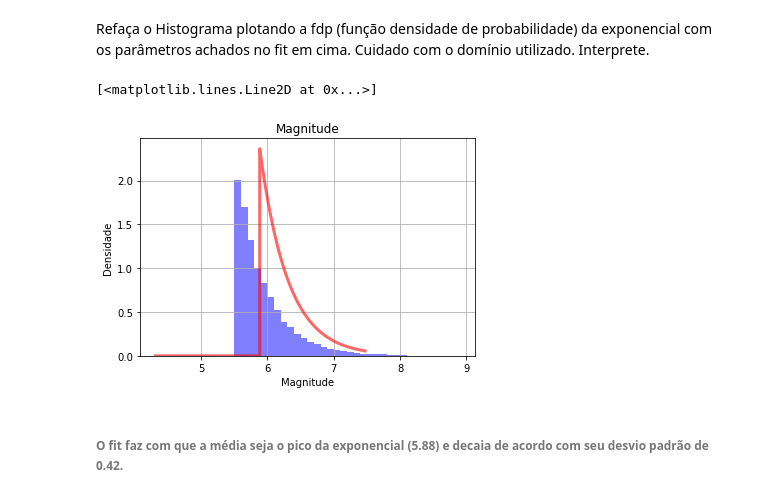
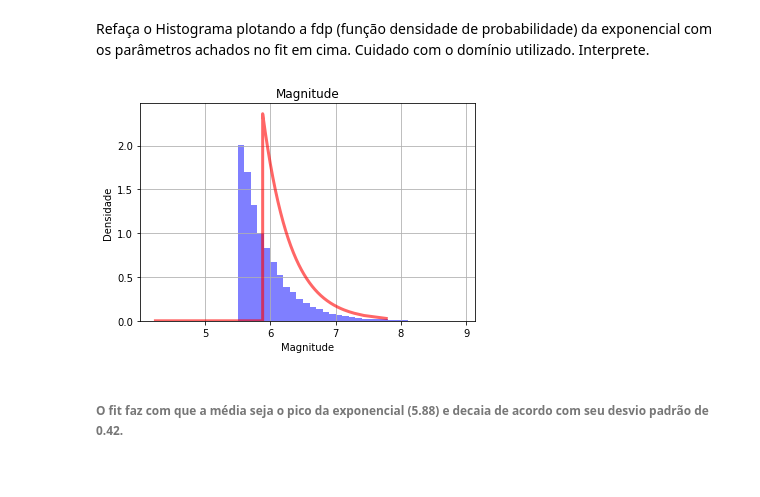
Before and after one commit to ThunderSly/CienciaDados, a Jupyter notebook: APS5_alunos.ipynb, the cells around one changed output. Cells and saved outputs as stored; diff of their text form; code cells hidden in the pictures.

```diff
--- a/APS5_alunos.ipynb
+++ b/APS5_alunos.ipynb
@@ -75,16 +75,17 @@ print(sigma)
 # %% [markdown]
 Refaça o Histograma plotando a fdp (função densidade de probabilidade) da exponencial com os parâmetros achados no fit em cima. Cuidado com o domínio utilizado. Interprete.
 # %%
+import scipy
 x=sorted(stats.norm.rvs(size=10000, loc=mu, scale=sigma))
 faixa=np.arange(5.5,9,0.1)
 plot = df.Magnitude.plot.hist(bins=faixa,title='Magnitude', normed=1, alpha=0.5,color="blue",sharex=True, sharey=True,histtype='stepfilled')
 plt.ylabel('Densidade')
 plt.xlabel('Magnitude')
 plt.grid()
-plt.plot(x, expon.pdf(x, loc=mu, scale=sigma), lw=3, alpha=0.6, color="red")
+plt.plot(x,stats.expon.pdf(x,loc=mu,scale=sigma),lw=3,alpha=0.6,color="red")
+plt.show()
 # %% [output]
-[<matplotlib.lines.Line2D at 0x...>]
-[figure, old version]
+[figure, new version]
 # %% [markdown]
 ###### O fit faz com que a média seja o pico da exponencial (5.88) e decaia de acordo com seu desvio padrão de 0.42.
 # %% [markdown]
```
Also changed, not shown: parts of 2 cells of this notebook.
